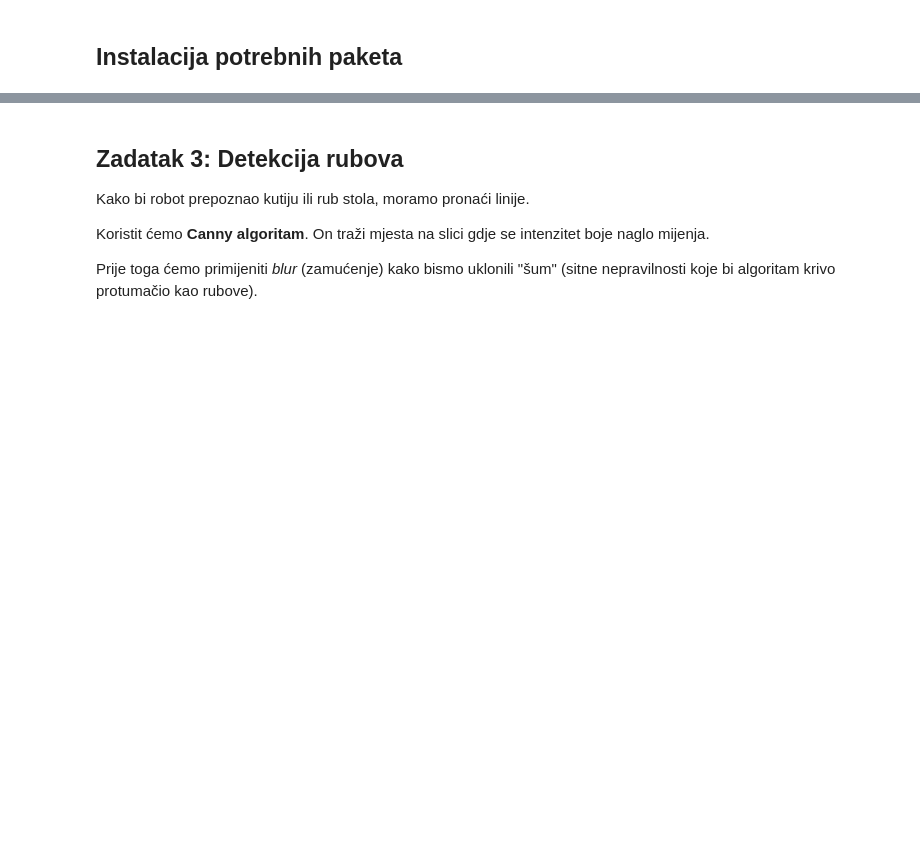
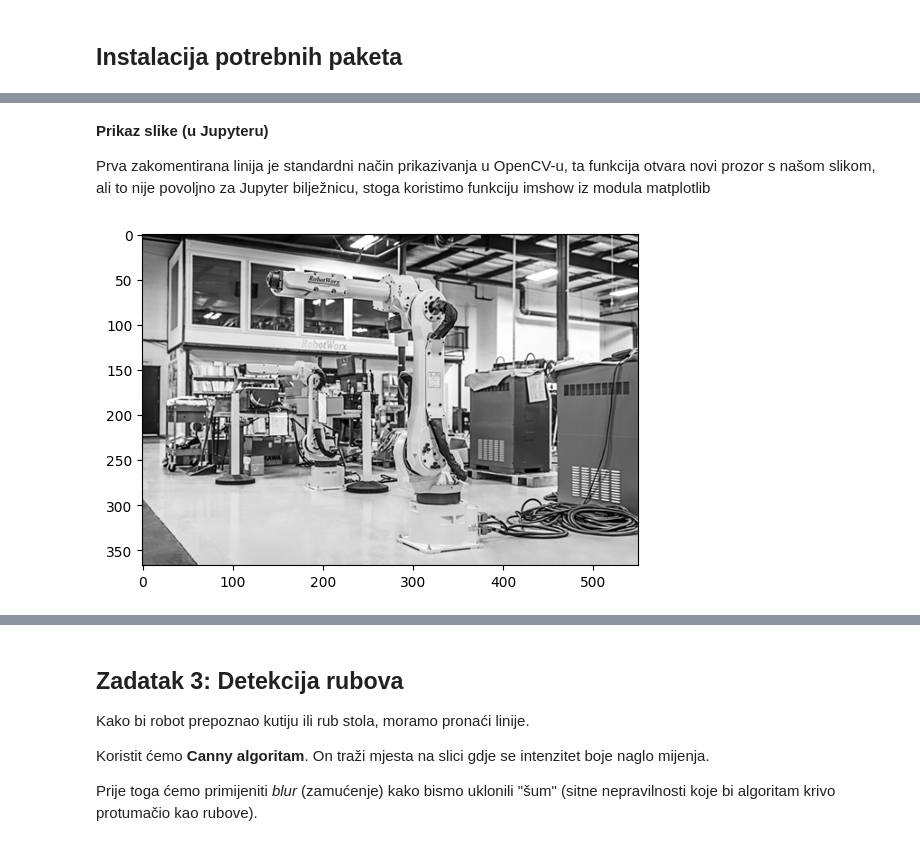
Before and after one commit to DavidMihic/opencv-radionice, a Jupyter notebook: radionica.ipynb, the cells around one changed output, grey strips where cells are left out. Saved outputs shown, nothing was run; the diff lists cells and outputs as text; code cells hidden in the pictures; blank space fills up the shorter version.

```diff
--- a/radionica.ipynb
+++ b/radionica.ipynb
@@ -35,21 +68,12 @@ Također, isprobat ćemo pretvorbu u *Grayscale* (sive tonove) jer je s takvim s
+# %% [markdown]
+**Prikaz slike (u Jupyteru)**
+
+Prva zakomentirana linija je standardni način prikazivanja u OpenCV-u, ta funkcija otvara novi prozor s našom slikom, ali to nije povoljno za Jupyter bilježnicu, stoga koristimo funkciju imshow iz modula matplotlib
 # %%
-import cv2
-import numpy as np
-
-# Učitaj sliku i pretvori ju u Grayscale
-img = cv2.imread('slike/robot.png')
-assert img is not None, 'Greška: Slika nije pronađena! Provjeri putanju.'
-
-gray = cv2.cvtColor(img, cv2.COLOR_BGR2GRAY)
-
-print('Original shape:', img.shape)
-print('Grayscale shape: ', gray.shape)
-
-# Ovako bi se slika inače pokazivala, ali ovaj
-# pristup ne radi najbolje u Jupyter Notebooku,
-# nego se zato koristi matplotlib
 # cv2.imshow('Grayscale', gray)
 
 # Prikaži sliku
 plt.imshow(gray, cmap='gray')
 plt.show()
+# %% [output]
+[figure, added]
```
Also changed, not shown: parts of 13 cells of this notebook, 2 other files.
